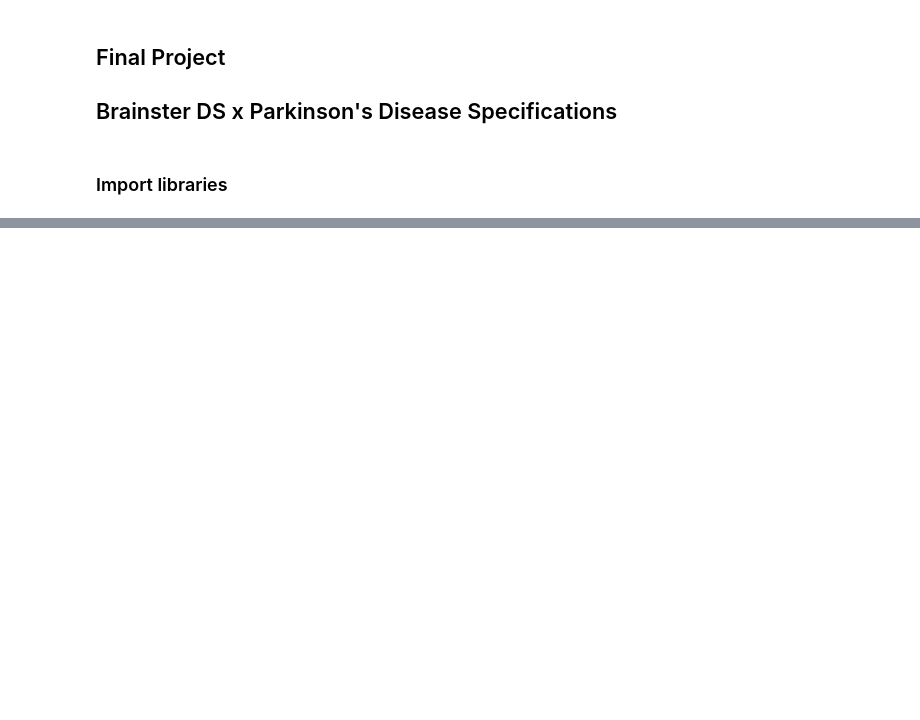
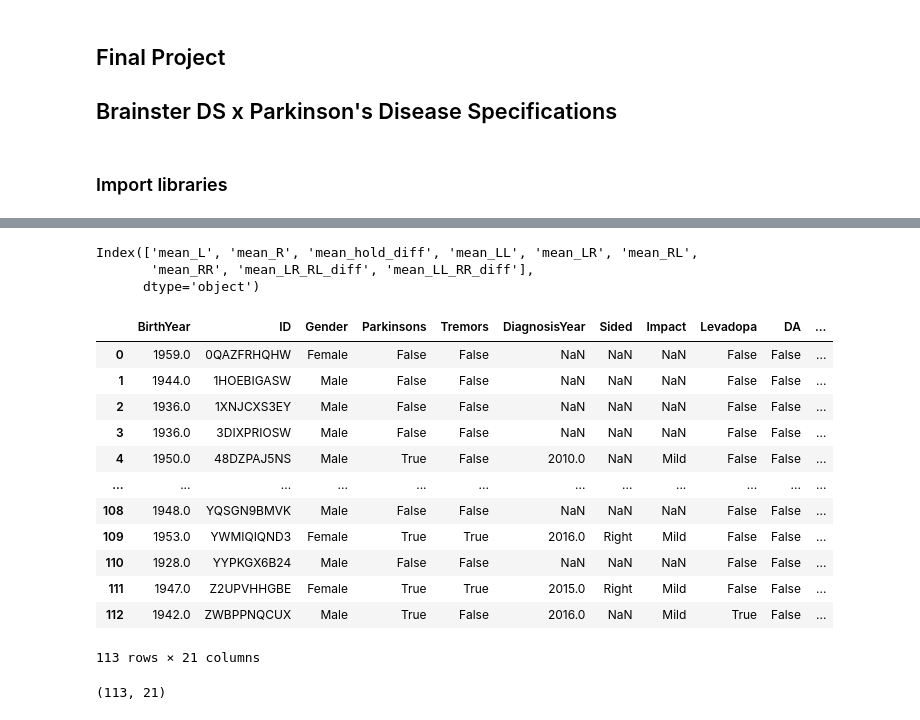
Before and after one commit to ongadut/DS_team2, a Jupyter notebook: Final_Project_Team2_FeatureEngineering.ipynb, the cells around one changed output, grey strips where cells are left out. Saved outputs shown, nothing was run; the diff lists cells and outputs as text; code cells hidden in the pictures; blank space fills up the shorter version.

```diff
--- a/Final_Project_Team2_FeatureEngineering.ipynb
+++ b/Final_Project_Team2_FeatureEngineering.ipynb
@@ -32,7 +82,7 @@ latency_by_user_flat.columns = ['_'.join(col).strip() for col in latency_by_user
 # %%
-# latency_by_user_flat['mean_LR_RL_diff'] = latency_by_user_flat['mean_LR'] - latency_by_user_flat['mean_RL']
-# latency_by_user_flat['mean_LL_RR_diff'] = latency_by_user_flat['mean_LL'] - latency_by_user_flat['mean_RR']
+latency_by_user_flat['mean_LR_RL_diff'] = latency_by_user_flat['mean_LR'] - latency_by_user_flat['mean_RL']
+latency_by_user_flat['mean_LL_RR_diff'] = latency_by_user_flat['mean_LL'] - latency_by_user_flat['mean_RR']
 # %%
 combined = pd.concat([hold_by_user_flat, latency_by_user_flat], axis=1)
 # %%
-full_set = pd.merge(combined.reset_index(), df_users[['ID', 'Parkinsons']], on='ID')
+full_set = pd.merge(combined.reset_index(), df_users[['ID']], on='ID')
@@ -38,0 +105,34 @@ full_set = pd.merge(combined.reset_index(), df_users[['ID', 'Parkinsons']], on='
+# %%
+
+full_set.drop(columns=['ID'], inplace=True)
+
+full_set.rename(columns={'Parkinsons': 'Parkinsons_y'}, inplace=True)
+
+
+print(full_set.columns)
+# %% [output]
+Index(['mean_L', 'mean_R', 'mean_hold_diff', 'mean_LL', 'mean_LR', 'mean_RL',
+       'mean_RR', 'mean_LR_RL_diff', 'mean_LL_RR_diff'],
+      dtype='object')
+# %%
+explorer_df = pd.concat([df_users, full_set], axis=1)
+# %%
+explorer_df
+# %% [output]
+|  | BirthYear | ID | Gender | Parkinsons | Tremors | DiagnosisYear | Sided | Impact | Levadopa | DA | ... |
+| 0 | 1959.0 | 0QAZFRHQHW | Female | False | False | NaN | NaN | NaN | False | False | ... |
+| 1 | 1944.0 | 1HOEBIGASW | Male | False | False | NaN | NaN | NaN | False | False | ... |
+| 2 | 1936.0 | 1XNJCXS3EY | Male | False | False | NaN | NaN | NaN | False | False | ... |
+| 3 | 1936.0 | 3DIXPRIOSW | Male | False | False | NaN | NaN | NaN | False | False | ... |
+| 4 | 1950.0 | 48DZPAJ5NS | Male | True | False | 2010.0 | NaN | Mild | False | False | ... |
+| ... | ... | ... | ... | ... | ... | ... | ... | ... | ... | ... | ... |
+| 108 | 1948.0 | YQSGN9BMVK | Male | False | False | NaN | NaN | NaN | False | False | ... |
+| 109 | 1953.0 | YWMIQIQND3 | Female | True | True | 2016.0 | Right | Mild | False | False | ... |
+| 110 | 1928.0 | YYPKGX6B24 | Male | False | False | NaN | NaN | NaN | False | False | ... |
+| 111 | 1947.0 | Z2UPVHHGBE | Female | True | True | 2015.0 | Right | Mild | False | False | ... |
+| 112 | 1942.0 | ZWBPPNQCUX | Male | True | False | 2016.0 | NaN | Mild | True | False | ... |
+113 rows × 21 columns
+# %%
+explorer_df.shape
+# %% [output]
+(113, 21)
```
Also changed, not shown: parts of 25 cells of this notebook.
